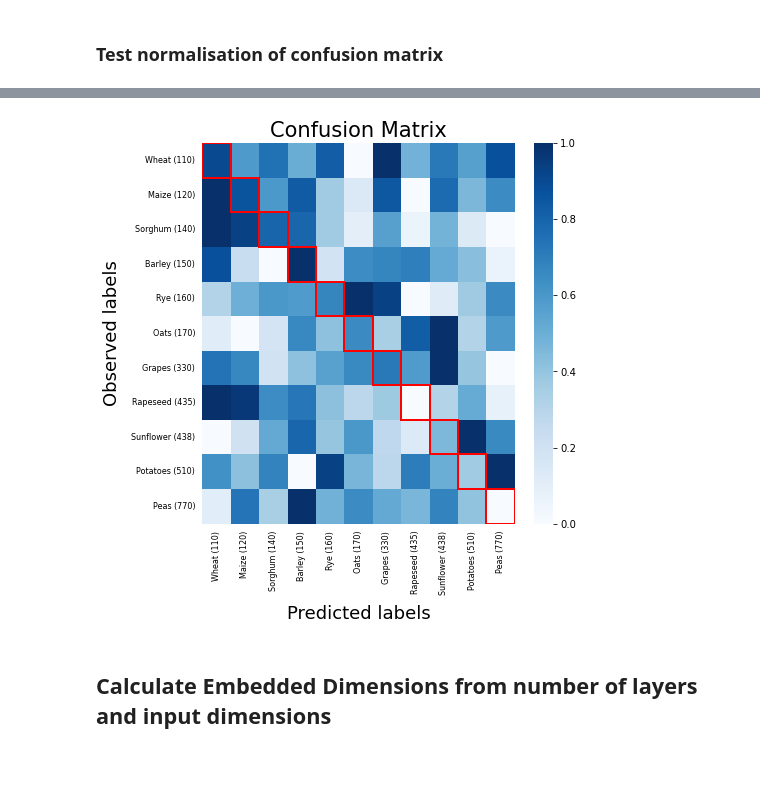
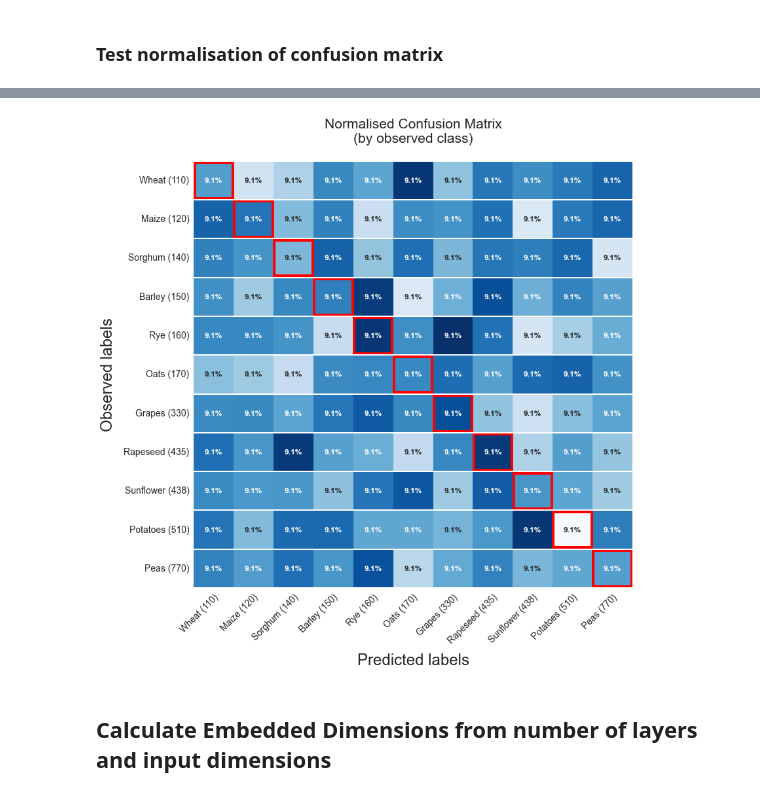
Before and after one commit to ascidian-ai/S4A-Models, a Jupyter notebook: test_cm.ipynb, the cells around one changed output, grey strips where cells are left out. Cells and saved outputs as stored; diff of their text form; code cells hidden in the pictures; blank space fills up the shorter version.

Commit message:
Add Normalised Confusion Matrix showing Percentage
Add Normalised Confusion Matrix showing % of Observed class

```diff
--- a/test_cm.ipynb
+++ b/test_cm.ipynb
@@ -90,8 +90,8 @@ Duration: 0.451002s
 from sklearn.metrics import confusion_matrix
 cm = np.zeros([num_discrete_labels-1, num_discrete_labels-1])
 
-label = torch.randint(11, (224,61,61,)).flatten().cpu().detach()
-pred = torch.randint(11, (224,61,61,)).flatten().cpu().detach()
+label = torch.randint(11, (1000,36,61,61,)).flatten().cpu().detach() # 7518,36,61,61 simulates full Test data set
+pred = torch.randint(11, (1000,36,61,61,)).flatten().cpu().detach()
 
 s = starttimer()
 cm_delta = confusion_matrix(label, pred)
@@ -191,3 +195,6 @@ cm_norm
 # %%
+cm_rowtotal = cm.sum(axis=1)
+cm_pct =  cm / cm_rowtotal[:, None]
+print(f"cm_pct\n{cm_pct}")
 # Replace invalid values with 0
-cm_norm = np.nan_to_num(cm_norm, nan=0.0, posinf=0.0, neginf=0.0)
+cm_pct = np.nan_to_num(cm_pct, nan=0.0, posinf=0.0, neginf=0.0)
@@ -194,41 +219,51 @@ cm_norm = np.nan_to_num(cm_norm, nan=0.0, posinf=0.0, neginf=0.0)
 # %%
 import matplotlib.pyplot as plt
 from matplotlib.patches import Rectangle
 import seaborn as sns
 
 crop_encoding_rev = {v: k for k, v in CROP_ENCODING.items()}
 crop_encoding = {k: crop_encoding_rev[k] for k in LINEAR_ENCODER.keys() if k != 0}
 crop_encoding[0] = 'Background/Other'
 
 # Create plot
-fig, ax = plt.subplots(1, 1, figsize=(7, 7))
-sns.heatmap(cm_norm, annot=False, ax=ax, cmap="Blues", fmt="g")
+fig, ax = plt.subplots(1, 1, figsize=(12, 12))
+#sns.heatmap(cm_norm, annot=True, ax=ax, cmap="Blues", fmt=".3f", annot_kws={'fontsize': 12})
+#sns.heatmap(cm, annot=True, ax=ax, cmap="Blues", fmt=".0f", annot_kws={'fontsize': 10})
+sns.heatmap(cm_pct, annot=True, ax=ax, cmap="Blues", fmt=".1%", annot_kws={'fontsize': 12, 'weight': 'bold'}, cbar=False)
 
 # Labels, title and ticks
-label_font = {'size': '18'}
-ax.set_xlabel('Predicted labels', fontdict=label_font, labelpad=10)
-ax.set_ylabel('Observed labels', fontdict=label_font, labelpad=10)
+label_font = {'size': '24'}
+ax.set_xlabel('Predicted labels', fontdict=label_font, labelpad=12)
+ax.set_ylabel('Observed labels', fontdict=label_font, labelpad=12)
 
 ax.set_xticks(list(np.arange(0.5, len(LINEAR_ENCODER.keys()) - 1 + 0.5)))
 ax.set_yticks(list(np.arange(0.5, len(LINEAR_ENCODER.keys()) - 1 + 0.5)))
 
 ax.xaxis.set_ticks_position('none')
 ax.yaxis.set_ticks_position('none')
 
-ax.set_xticklabels([f'{crop_encoding[k]} ({k})' for k in sorted(LINEAR_ENCODER.keys()) if k != 0], fontsize=8, rotation='vertical')
-ax.set_yticklabels([f'{crop_encoding[k]} ({k})' for k in sorted(LINEAR_ENCODER.keys()) if k != 0], fontsize=8, rotation='horizontal')
+ax.set_xticklabels([f'{crop_encoding[k]} ({k})' for k in sorted(LINEAR_ENCODER.keys()) if k != 0],
+                   fontsize=14, rotation=45, ha='right', rotation_mode='anchor') # rotation='vertical'
+ax.set_yticklabels([f'{crop_encoding[k]} ({k})' for k in sorted(LINEAR_ENCODER.keys()) if k != 0],
+                   fontsize=14, rotation='horizontal')
 
 ax.tick_params(axis='both', which='major')
 
 title_font = {'size': '21'}
-ax.set_title('Confusion Matrix', fontdict=title_font)
+ax.set_title('Normalised Confusion Matrix\n(by observed class)\n', fontdict=title_font)
+
+# For Percent CM
+for i in range(len(LINEAR_ENCODER.keys())):
+    ax.axhline(i, color="white", lw=2)
 
 for i in range(len(LINEAR_ENCODER.keys()) - 1):
-    ax.add_patch(Rectangle((i, i), 1, 1, fill=False, edgecolor='red', lw=2))
+    ax.add_patch(Rectangle((i+0.02, i+0.04), 0.96, 0.92, fill=False, edgecolor='red', lw=4))
+
+
 
 plt.show()
 # %% [output]
-[figure, old version]
+[figure, new version]
 # %% [markdown]
 ## Calculate Embedded Dimensions from number of layers and input dimensions
 # %%
```
Also changed, not shown: parts of 9 cells of this notebook, 2 other files.
